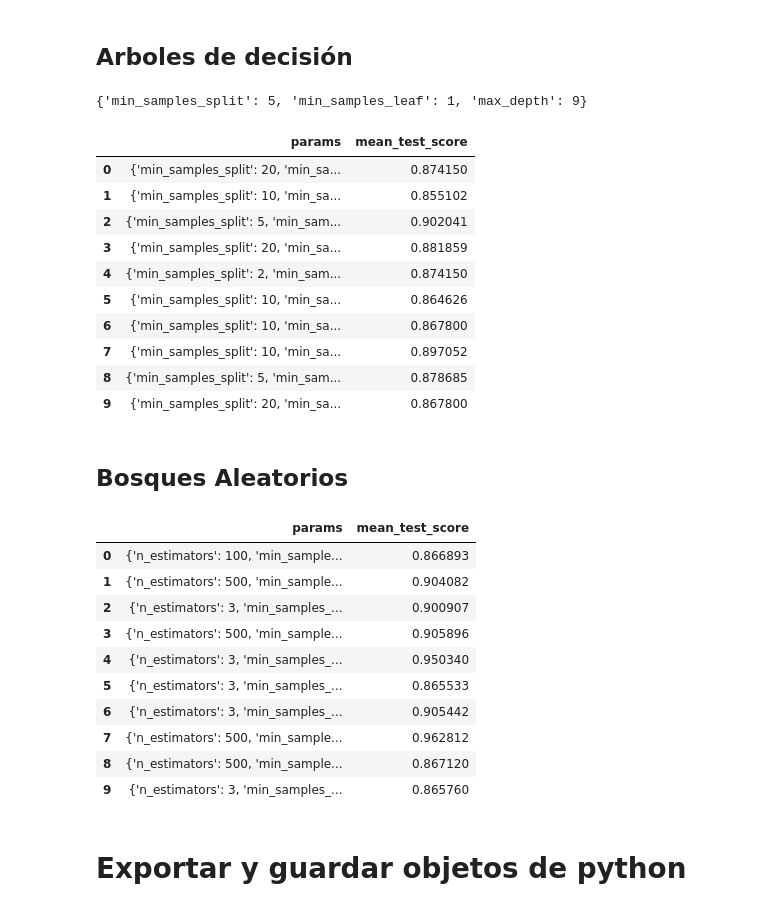
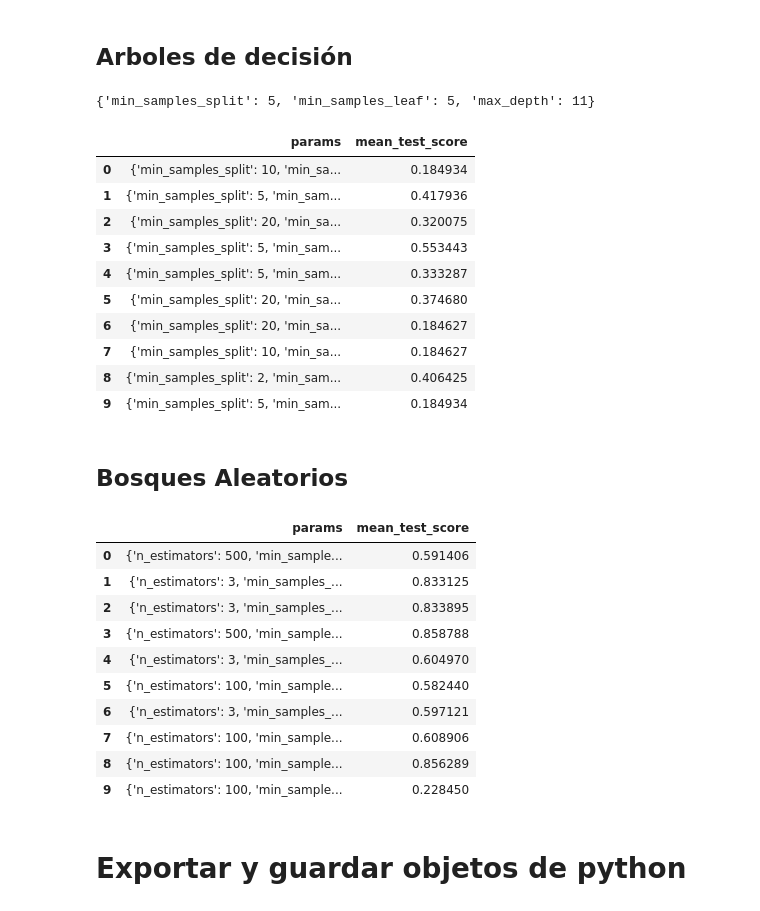
Before and after one commit to osiris-contreras/Anal-tica-en-Recursos-Humanos, a Jupyter notebook: e_modelos.ipynb, the cells around one changed output. Drawn from its saved outputs; the diff is of its cells as text; code cells hidden in the pictures.

```diff
--- a/e_modelos.ipynb
+++ b/e_modelos.ipynb
@@ -357,37 +359,37 @@ Por lo anterior se procede a realizar el tuneo de hiperparametros para estos dos
 # %%
 param_grid = [{'max_depth': [3, 5, 7, 9, 11, None],
                'min_samples_split': [2, 5, 10, 20],
                'min_samples_leaf': [1, 5, 10, 20]}]
 
-tun_rtree = RandomizedSearchCV(m_rtree, param_distributions=param_grid, n_iter=10, scoring="accuracy")
+tun_rtree = RandomizedSearchCV(m_rtree, param_distributions=param_grid, n_iter=10, scoring="f1")
 tun_rtree.fit(X2, y)
 
 pd.set_option('display.max_colwidth', 100)
 resultados = tun_rtree.cv_results_
 print(tun_rtree.best_params_)
 pd_resultados = pd.DataFrame(resultados)
 display(pd_resultados[["params", "mean_test_score"]])
 rtree_final = tun_rtree.best_estimator_
 # %% [output]
-{'min_samples_split': 5, 'min_samples_leaf': 1, 'max_depth': 9}
+{'min_samples_split': 5, 'min_samples_leaf': 5, 'max_depth': 11}
 |  | params | mean_test_score |
-| 0 | {'min_samples_split': 20, 'min_sa... | 0.874150 |
-| 1 | {'min_samples_split': 10, 'min_sa... | 0.855102 |
-| 2 | {'min_samples_split': 5, 'min_sam... | 0.902041 |
-| 3 | {'min_samples_split': 20, 'min_sa... | 0.881859 |
-| 4 | {'min_samples_split': 2, 'min_sam... | 0.874150 |
-| 5 | {'min_samples_split': 10, 'min_sa... | 0.864626 |
-| 6 | {'min_samples_split': 10, 'min_sa... | 0.867800 |
-| 7 | {'min_samples_split': 10, 'min_sa... | 0.897052 |
-| 8 | {'min_samples_split': 5, 'min_sam... | 0.878685 |
-| 9 | {'min_samples_split': 20, 'min_sa... | 0.867800 |
+| 0 | {'min_samples_split': 10, 'min_sa... | 0.184934 |
+| 1 | {'min_samples_split': 5, 'min_sam... | 0.417936 |
+| 2 | {'min_samples_split': 20, 'min_sa... | 0.320075 |
+| 3 | {'min_samples_split': 5, 'min_sam... | 0.553443 |
+| 4 | {'min_samples_split': 5, 'min_sam... | 0.333287 |
+| 5 | {'min_samples_split': 20, 'min_sa... | 0.374680 |
+| 6 | {'min_samples_split': 20, 'min_sa... | 0.184627 |
+| 7 | {'min_samples_split': 10, 'min_sa... | 0.184627 |
+| 8 | {'min_samples_split': 2, 'min_sam... | 0.406425 |
+| 9 | {'min_samples_split': 5, 'min_sam... | 0.184934 |
 # %% [markdown]
 ## Bosques Aleatorios
 # %%
 param_grid = [{'n_estimators': [3, 500, 100], 'max_features': [5,20],
                'min_samples_split': [100, 20, 5]}]
 
-tun_rf=RandomizedSearchCV(m_rf,param_distributions=param_grid,n_iter=10,scoring="accuracy")
+tun_rf=RandomizedSearchCV(m_rf,param_distributions=param_grid,n_iter=10,scoring="f1")
 tun_rf.fit(X2,y)
 
 
@@ -400,16 +402,16 @@ display(pd_resultados[["params", "mean_test_score"]])
 rf_final=tun_rf.best_estimator_
 # %% [output]
 |  | params | mean_test_score |
-| 0 | {'n_estimators': 100, 'min_sample... | 0.866893 |
-| 1 | {'n_estimators': 500, 'min_sample... | 0.904082 |
-| 2 | {'n_estimators': 3, 'min_samples_... | 0.900907 |
-| 3 | {'n_estimators': 500, 'min_sample... | 0.905896 |
-| 4 | {'n_estimators': 3, 'min_samples_... | 0.950340 |
-| 5 | {'n_estimators': 3, 'min_samples_... | 0.865533 |
-| 6 | {'n_estimators': 3, 'min_samples_... | 0.905442 |
-| 7 | {'n_estimators': 500, 'min_sample... | 0.962812 |
-| 8 | {'n_estimators': 500, 'min_sample... | 0.867120 |
-| 9 | {'n_estimators': 3, 'min_samples_... | 0.865760 |
+| 0 | {'n_estimators': 500, 'min_sample... | 0.591406 |
+| 1 | {'n_estimators': 3, 'min_samples_... | 0.833125 |
+| 2 | {'n_estimators': 3, 'min_samples_... | 0.833895 |
+| 3 | {'n_estimators': 500, 'min_sample... | 0.858788 |
+| 4 | {'n_estimators': 3, 'min_samples_... | 0.604970 |
+| 5 | {'n_estimators': 100, 'min_sample... | 0.582440 |
+| 6 | {'n_estimators': 3, 'min_samples_... | 0.597121 |
+| 7 | {'n_estimators': 100, 'min_sample... | 0.608906 |
+| 8 | {'n_estimators': 100, 'min_sample... | 0.856289 |
+| 9 | {'n_estimators': 100, 'min_sample... | 0.228450 |
 # %% [markdown]
 # Exportar y guardar objetos de python
 # %%
```
Also changed, not shown: parts of 14 cells of this notebook, 5 other files.
